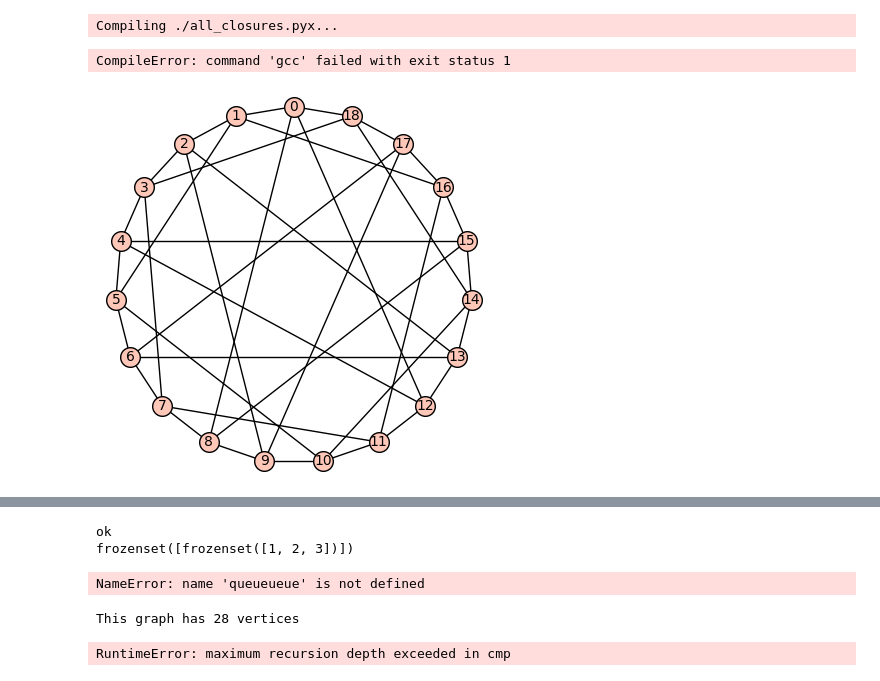
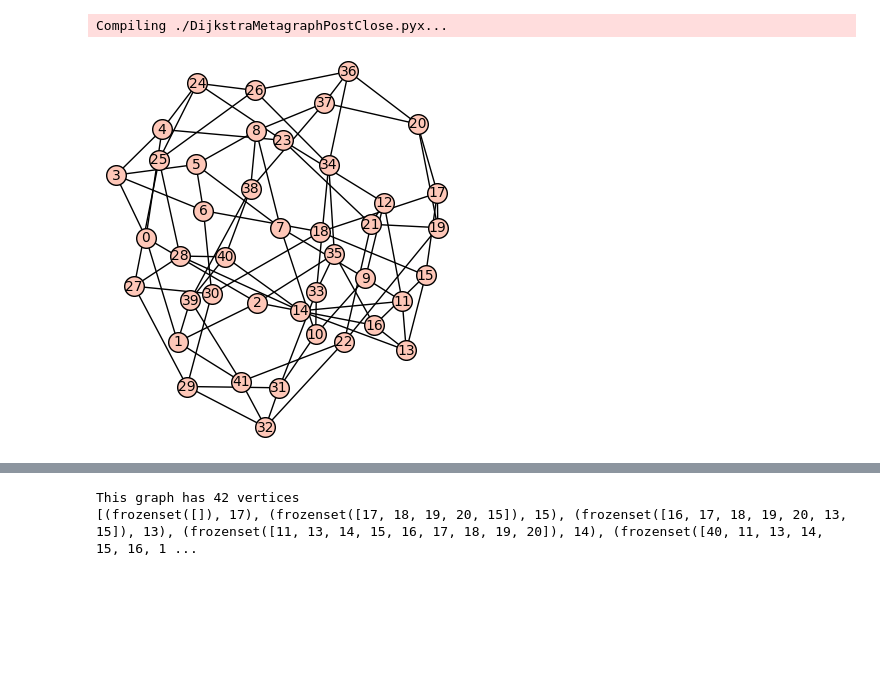
Before and after one commit to alexhutman/zftools, a Jupyter notebook: DijkstraMetagraphTestbed.ipynb, the cells around one changed output, grey strips where cells are left out. Cells and saved outputs as stored; diff of their text form; code cells hidden in the pictures; blank space fills up the shorter version.

Commit message:
Cythonized Dijkstra and ZFMetaGraph
Now actually compiles and runs...

```diff
--- a/DijkstraMetagraphTestbed.ipynb
+++ b/DijkstraMetagraphTestbed.ipynb
@@ -1,35 +1,39 @@
 # %%
 #load('ChainedList.py', 'ZFSearchMetagraphNewAlg.py', 'BFS.py','DijkstraMetagraph.py')
-load('DijkstraMetagraphPostClose.py', 'ZFSearchMetagraphNewAlgPostClose.py', 'all_closures.pyx')
+#load('all_closures.pyx')
+load('DijkstraMetagraphPostClose.pyx', 'ZFSearchMetagraphNewAlgPostClose.pyx')
+#load('ZFSearchMetagraphNewAlgPostClose-FORDEBUG.pyx')
 # %% [output]
-Compiling ./all_closures.pyx...
+Compiling ./DijkstraMetagraphPostClose.pyx...
-CompileError: command 'gcc' failed with exit status 1
 # %%
 # Initialize a test graph and the associated ZFSearchMetagraph
 #H = graphs.CubeGraph(5); H.relabel()
 #H = graphs.PetersenGraph()
-#H = graphs.CoxeterGraph()       # DNF/DNF/1,284sec/339sec/220sec
-H = graphs.RobertsonGraph()     # DNF
+H = graphs.CoxeterGraph()       # DNF/DNF/1,284sec/339sec/220sec
+#H = graphs.RobertsonGraph()     # DNF
 #H = graphs.HeawoodGraph()       # 1.46/~1.20sec/1.03sec/0.22sec/0.16sec/0.12sec
 #H = graphs.BrinkmannGraph()     # DNF/DNF/66.5sec/43.3sec/29.81sec/25.97sec
 #H = graphs.HoffmanGraph()       # ~19sec/~13.7sec/2.57sec/2.00sec/1.6sec
 #H = graphs.ClebschGraph()       # DNF/36.3sec/12.8sec/7.8sec/6.7sec/4.8sec/4.22sec/2.90sec
 #H = graphs.DesarguesGraph()     # 14.56sec/8.00sec/5.6sec
 #H = graphs.DodecahedralGraph()  # ~25.9sec/~8.9sec/~4.2sec/3.02sec/2.90sec/2.12sec/1.07sec/0.80sec
 #H = graphs.HoffmanGraph().complement()
 #H = graphs.CompleteGraph(16)
 #H = graphs.MycielskiGraph(5)
 #H = graphs.RandomTree(22)
 #H = graphs.PathGraph(30)
 #H = graphs.StarGraph(4)
+#H = graphs.HoffmanGraph().line_graph()
+H = graphs.CoxeterGraph().line_graph()
+H.relabel()
 
 #d = {0: [1,2,4], 1: [0,2,5], 2: [0,1,3], 3: [2,4,5], 4: [0,3,5], 5: [1,3,4]}
 #H = Graph(d)
 if H.num_verts() < 50:
     H.show()
 
-#metaGraph = ZFSearchMetagraphNewAlg(H)
-#prun output = calculate_all_closures(H)
-%time calculate_all_closures(H)
+metaGraph = ZFSearchMetagraphNewAlg(H)
+#output = calculate_all_closures(H)
+#%time calculate_all_closures(H)
 # %% [output]
-[figure, old version]
+[figure, new version]
@@ -39,18 +40,3 @@ Wall time: 50.7 s
-# %%
-previous = {frozenset([1,2,3]): 19}
-current = frozenset([1,2])
-if current.issubset(previous.keys()[0]):
-    print "ok"
-if len(previous) > 0 and current.issubset(i for i in previous):
-    print "yay"
-print(frozenset(i for i in previous))
-# %% [output]
-ok
-frozenset([frozenset([1, 2, 3])])
-# %%
-len(queueueue)
-# %% [output]
-NameError: name 'queueueue' is not defined
 # %%
 metaGraph = ZFSearchMetagraphNewAlg(H)
 #metaGraph = ZFSearchMetagraph(H)
@@ -63,10 +49,10 @@ all_filled = frozenset(range(H.num_verts()))
 %prun output = dijkstra(metaGraph, all_unfilled, all_filled)
 #print "Zero forcing number:", len(output)
 #print "Zero forcing set:   ", list(output)
-print dijkstra(metaGraph, all_unfilled, all_filled)
+#print dijkstra(metaGraph, all_unfilled, all_filled)
 # %% [output]
-This graph has 28 vertices
+This graph has 42 vertices
+[(frozenset([]), 17), (frozenset([17, 18, 19, 20, 15]), 15), (frozenset([16, 17, 18, 19, 20, 13, 15]), 13), (frozenset([11, 13, 14, 15, 16, 17, 18, 19, 20]), 14), (frozenset([40, 11, 13, 14, 15, 16, 1 ...
-RuntimeError: maximum recursion depth exceeded in cmp
 # %%
 #NEIGHBORS TESTBED
 
```
Also changed, not shown: parts of 6 cells of this notebook, 4 other files.
